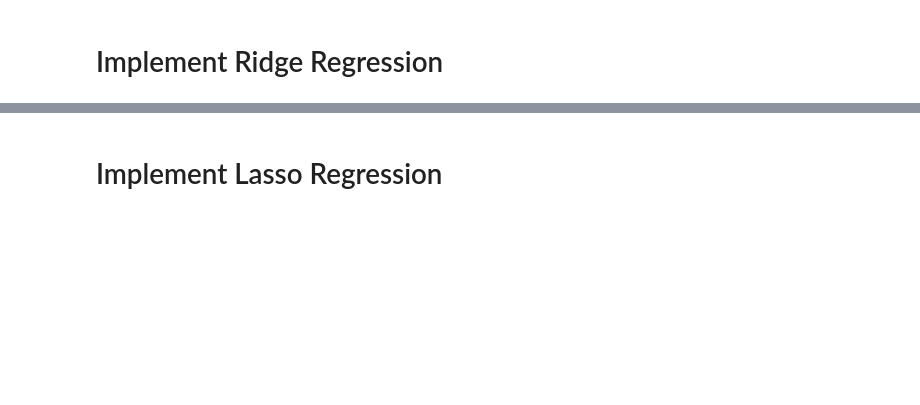
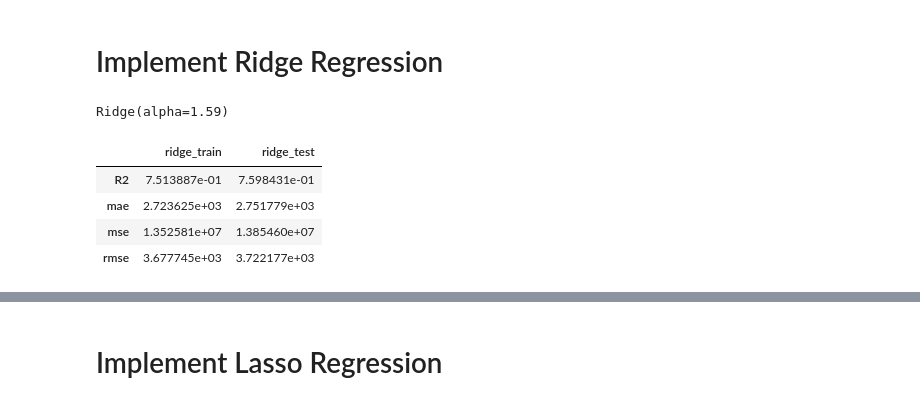
Before and after one commit to fatihhyavuz/Machine-Learning, a Jupyter notebook: ML-Projects/Linear Regression Project-2/Linear Regression Project-2 (Auto Scout Project) 14.11.2024.ipynb, the cells around one changed output, grey strips where cells are left out. Drawn from its saved outputs; the diff is of its cells as text; code cells hidden in the pictures; blank space fills up the shorter version.

```diff
--- a/ML-Projects/Linear Regression Project-2/Linear Regression Project-2 (Auto Scout Project) 14.11.2024.ipynb
+++ b/ML-Projects/Linear Regression Project-2/Linear Regression Project-2 (Auto Scout Project) 14.11.2024.ipynb
@@ -423,3 +421,19 @@ train_neg_root_mean_squared_error   -3.662213e+03
 dtype: float64
+# %%
+from sklearn.metrics import mean_absolute_error, mean_squared_error, r2_score
+
+def train_val(y_train, y_train_pred, y_test, y_pred, i):
+
+    scores = {i+"_train": {"R2" : r2_score(y_train, y_train_pred),
+    "mae" : mean_absolute_error(y_train, y_train_pred),
+    "mse" : mean_squared_error(y_train, y_train_pred),
+    "rmse" : np.sqrt(mean_squared_error(y_train, y_train_pred))},
+
+    i+"_test": {"R2" : r2_score(y_test, y_pred),
+    "mae" : mean_absolute_error(y_test, y_pred),
+    "mse" : mean_squared_error(y_test, y_pred),
+    "rmse" : np.sqrt(mean_squared_error(y_test, y_pred))}}
+
+    return pd.DataFrame(scores)
 # %% [markdown]
 # Implement Ridge Regression
@@ -425,0 +444,16 @@ dtype: float64
+# %%
+ridge_model.fit(X_train_scaled, y_train)
+# %% [output]
+Ridge(alpha=1.59)
+# %%
+y_test_pred = ridge_model.predict(X_test_scaled)
+y_train_pred = ridge_model.predict(X_train_scaled)
+# %%
+rm = train_val(y_train, y_train_pred, y_test, y_pred, "ridge")
+rm
+# %% [output]
+|  | ridge_train | ridge_test |
+| R2 | 7.513887e-01 | 7.598431e-01 |
+| mae | 2.723625e+03 | 2.751779e+03 |
+| mse | 1.352581e+07 | 1.385460e+07 |
+| rmse | 3.677745e+03 | 3.722177e+03 |
```
Also changed, not shown: parts of 30 cells of this notebook, 1 other file.
